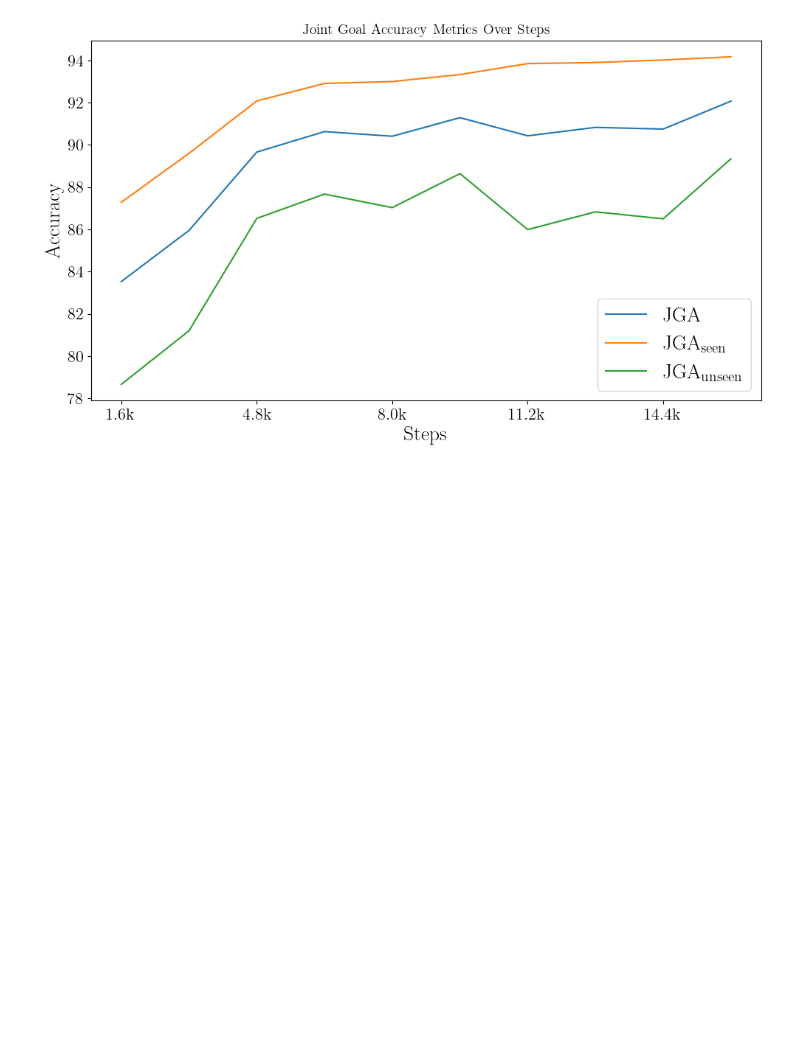
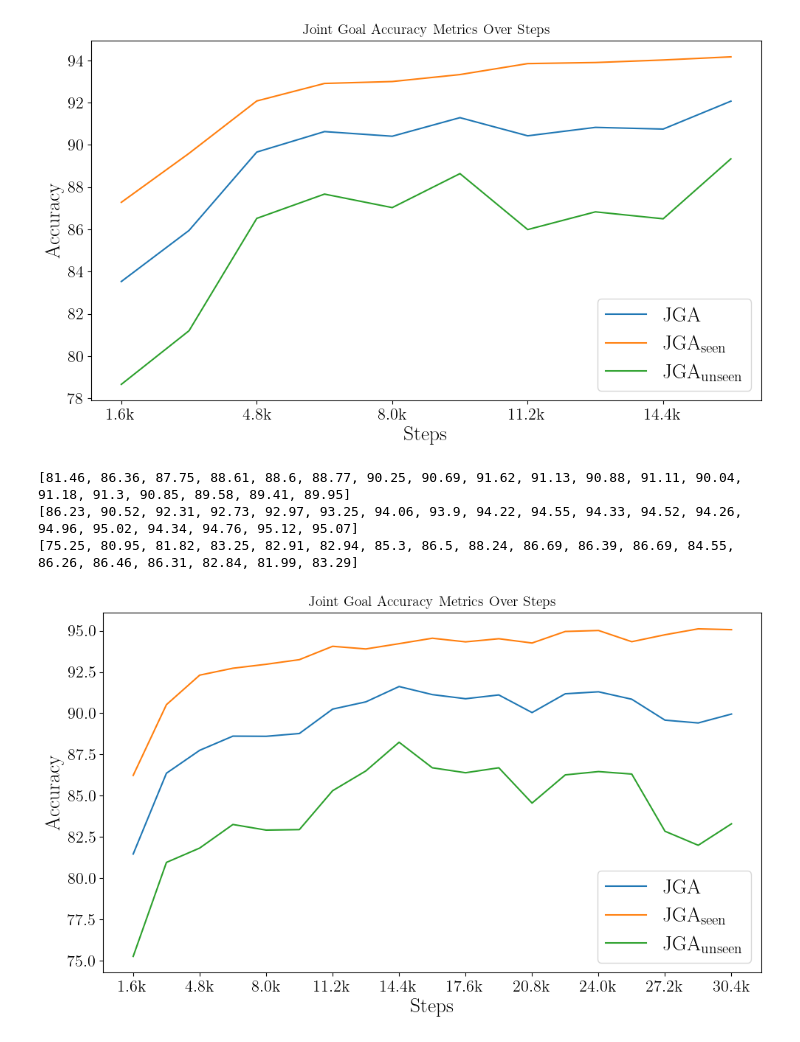
Before and after one commit to alexcoca/robust-dst-v2, a Jupyter notebook: notebooks/models_alex.ipynb, the cells around one changed output. Drawn from its saved outputs; the diff is of its cells as text; code cells hidden in the pictures; blank space fills up the shorter version.

```diff
--- a/notebooks/models_alex.ipynb
+++ b/notebooks/models_alex.ipynb
@@ -189,7 +127,7 @@ class FastInference(Plotter):
                     self.jgas[metric].append(results[self.JSON_KEYS[metric]])
 # %%
 v0_metrics = Metrics(v0)
-# v1_metrics = Metrics(v1)
+v1_metrics = Metrics(v1)
 # v2_metrics = Metrics(v2)
 # v3_metrics = Metrics(v3)
 # v4_metrics = Metrics(v4)
@@ -224,3 +180,10 @@ v0_metrics.plot_same_graph("v0", metrics=["JGA", "JGA_seen",  "JGA_unseen"], leg
 [87.28, 89.6, 92.08, 92.91, 93.0, 93.33, 93.85, 93.9, 94.02, 94.17]
 [78.66, 81.2, 86.52, 87.67, 87.03, 88.64, 85.99, 86.83, 86.5, 89.34]
 [figure]
+# %%
+v1_metrics.plot_same_graph("v1", metrics=["JGA", "JGA_seen",  "JGA_unseen"], legend_fontsize=20, tick_fontsize=16)
+# %% [output]
+[81.46, 86.36, 87.75, 88.61, 88.6, 88.77, 90.25, 90.69, 91.62, 91.13, 90.88, 91.11, 90.04, 91.18, 91.3, 90.85, 89.58, 89.41, 89.95]
+[86.23, 90.52, 92.31, 92.73, 92.97, 93.25, 94.06, 93.9, 94.22, 94.55, 94.33, 94.52, 94.26, 94.96, 95.02, 94.34, 94.76, 95.12, 95.07]
+[75.25, 80.95, 81.82, 83.25, 82.91, 82.94, 85.3, 86.5, 88.24, 86.69, 86.39, 86.69, 84.55, 86.26, 86.46, 86.31, 82.84, 81.99, 83.29]
+[figure, added]
```
Also changed, not shown: parts of 2 cells of this notebook, 1 other file.
